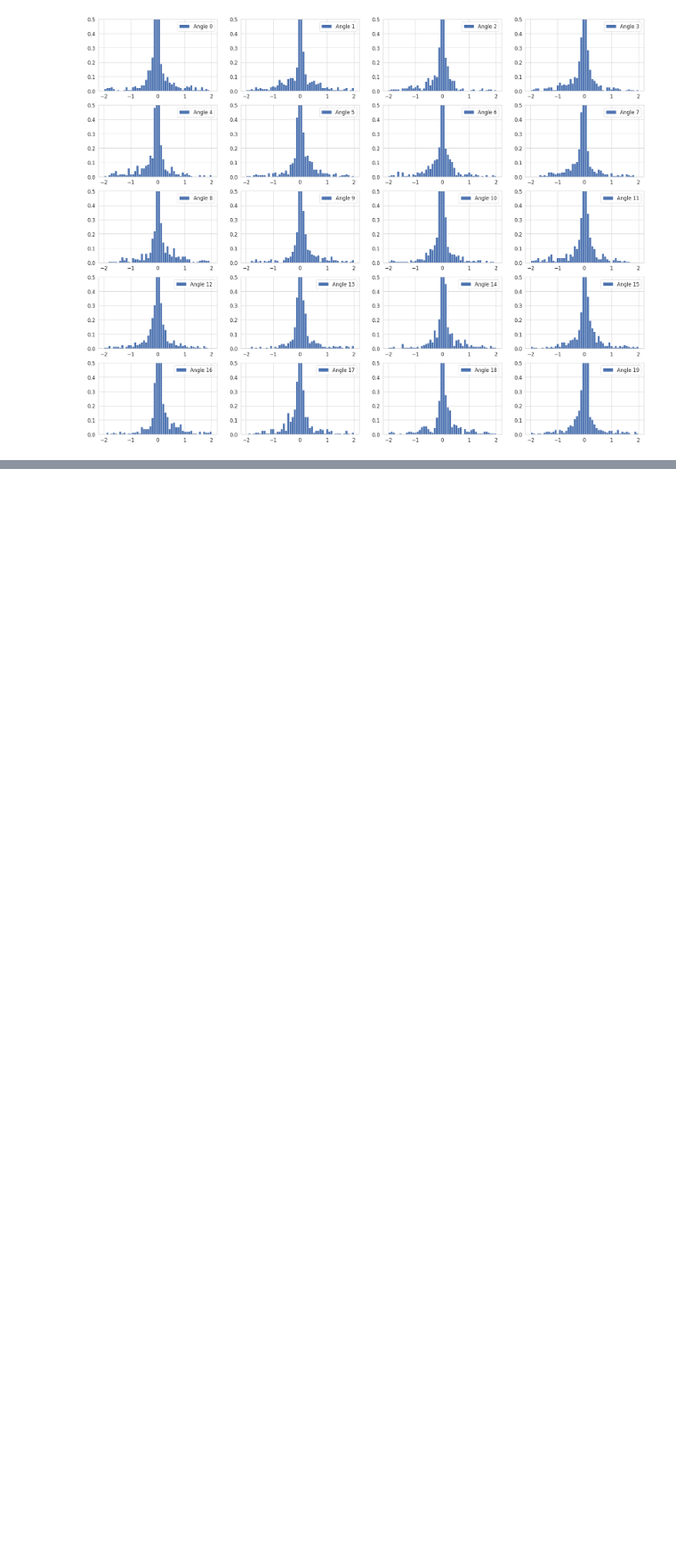
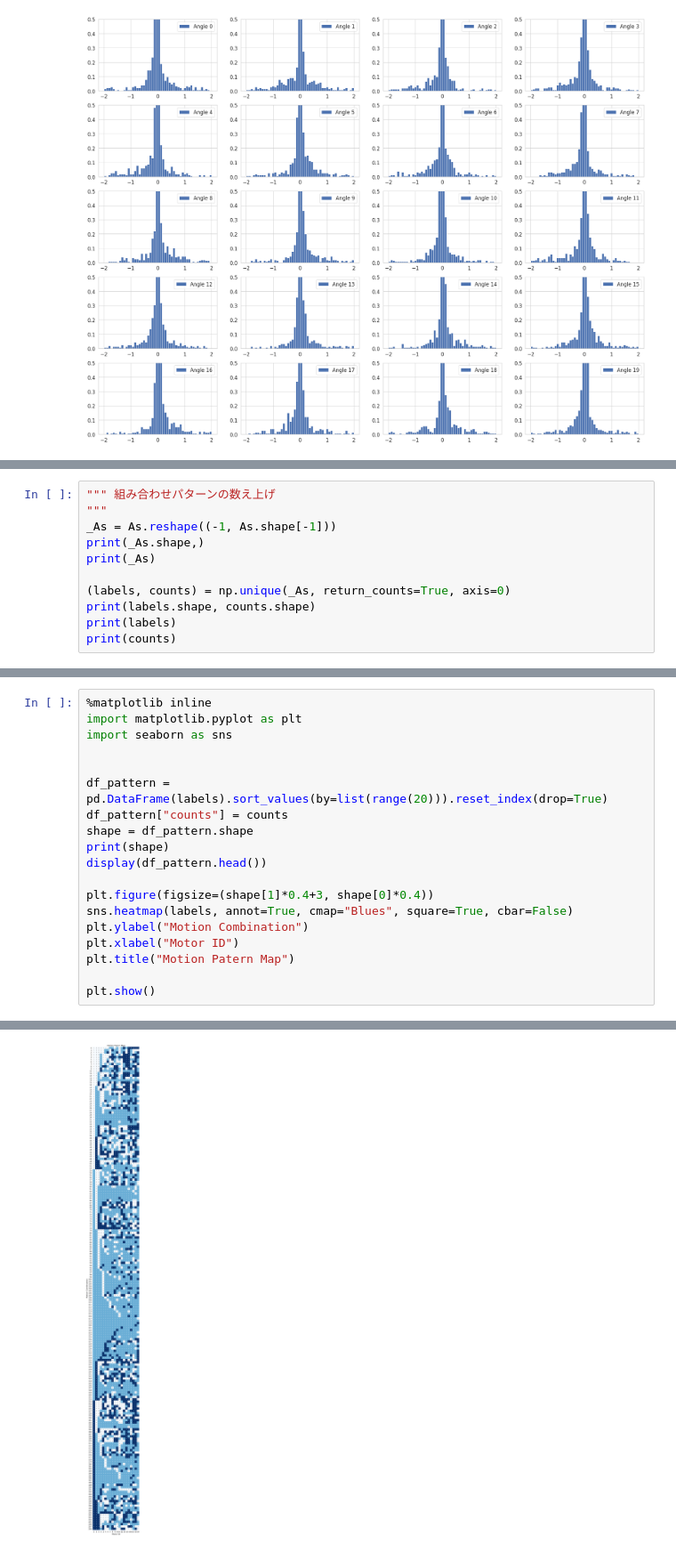
Before and after one commit to openai/baselines, a Jupyter notebook: projection/notebook/01_Resampling_of_Actions.ipynb, the cells around one changed output, grey strips where cells are left out. Shown: that part at 89% size. Drawn from its saved outputs; the diff is of its cells as text; blank space fills up the shorter version.

```diff
--- a/projection/notebook/01_Resampling_of_Actions.ipynb
+++ b/projection/notebook/01_Resampling_of_Actions.ipynb
@@ -52,0 +142,11 @@ plt.show()
+# %%
+""" 組み合わせパターンの数え上げ
+"""
+_As = As.reshape((-1, As.shape[-1]))
+print(_As.shape,)
+print(_As)
+
+(labels, counts) = np.unique(_As, return_counts=True, axis=0)
+print(labels.shape, counts.shape)
+print(labels)
+print(counts)
@@ -52,0 +171,20 @@ plt.show()
+# %%
+%matplotlib inline
+import matplotlib.pyplot as plt
+import seaborn as sns
+
+
+df_pattern = pd.DataFrame(labels).sort_values(by=list(range(20))).reset_index(drop=True)
+df_pattern["counts"] = counts
+shape = df_pattern.shape
+print(shape)
+display(df_pattern.head())
+
+plt.figure(figsize=(shape[1]*0.4+3, shape[0]*0.4))
+sns.heatmap(labels, annot=True, cmap="Blues", square=True, cbar=False)
+plt.ylabel("Motion Combination")
+plt.xlabel("Motor ID")
+plt.title("Motion Patern Map")
+
+plt.show()
+# %% [output]
@@ -52,0 +199 @@ plt.show()
+[figure, added]
```
Also changed, not shown: parts of 14 cells of this notebook, 4 other files.
